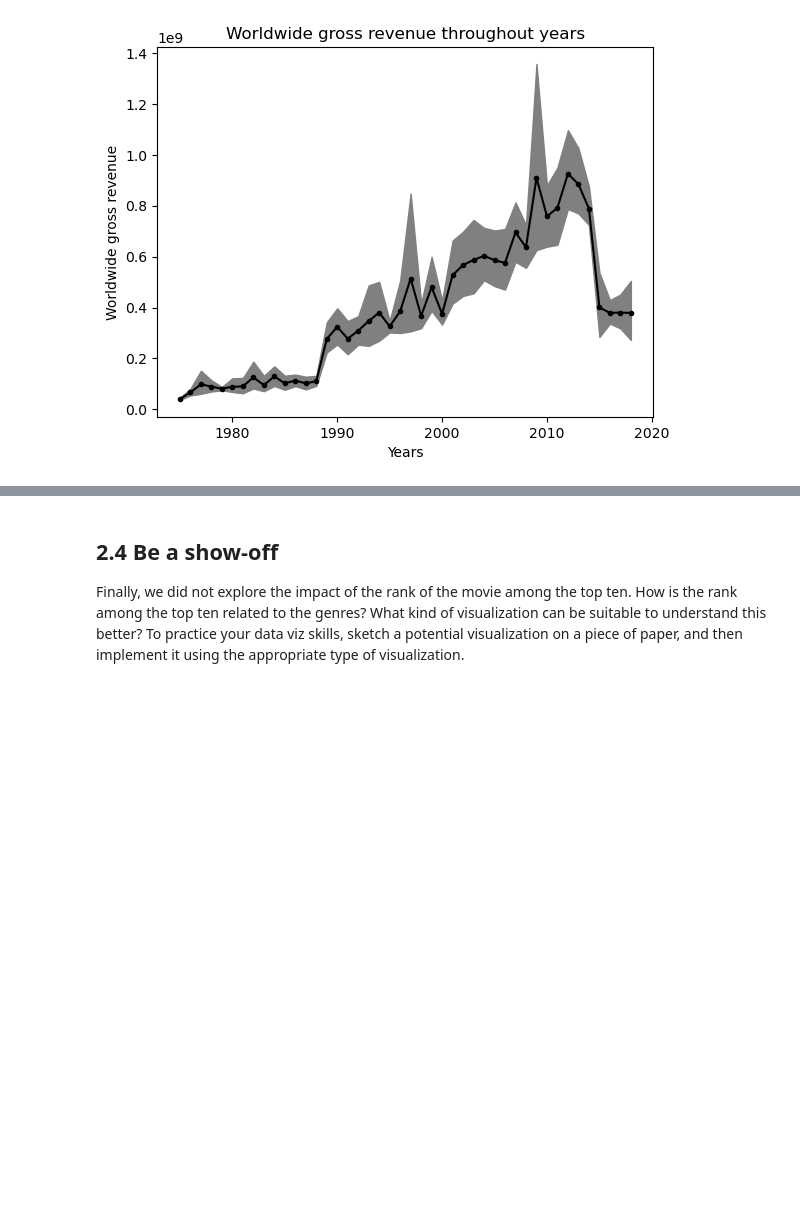
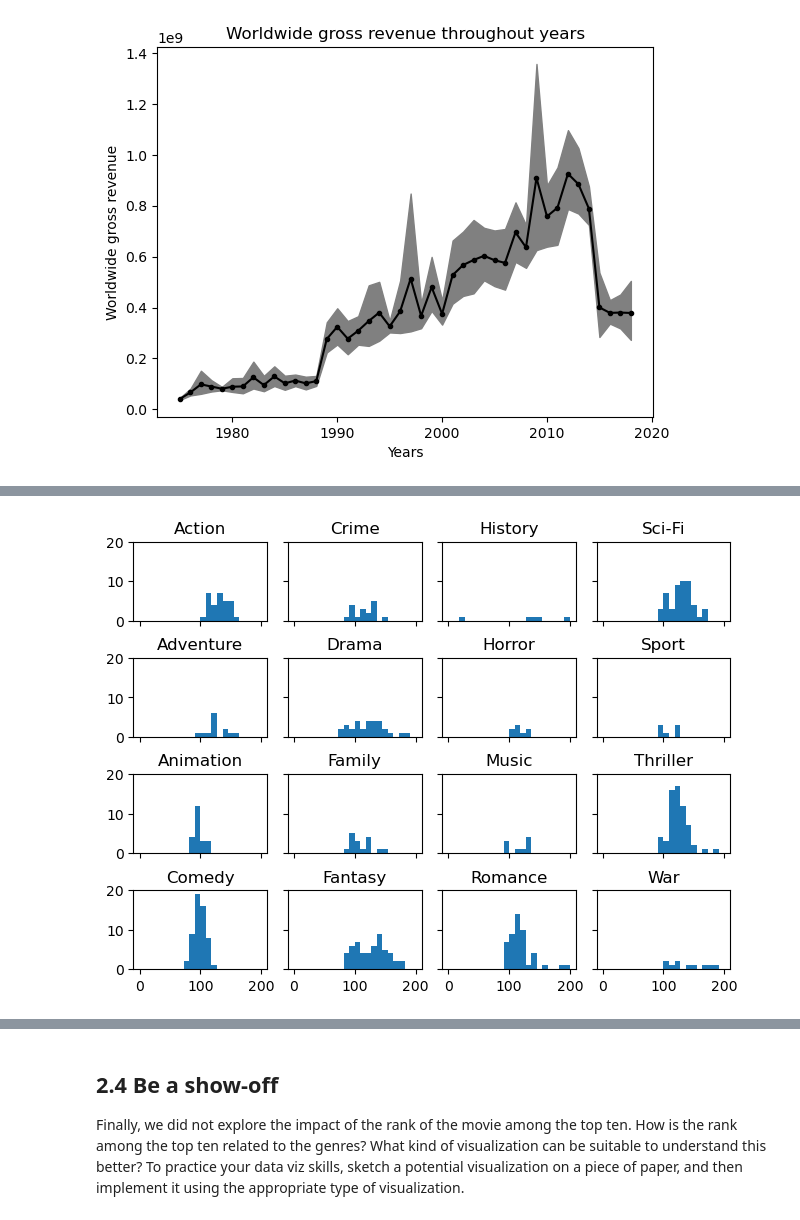
Before and after one commit to lazarr19/ada, a Jupyter notebook: Tutorial/02 - Data viz and data from the web/Becoming a DataVizard exercise.ipynb, the cells around one changed output, grey strips where cells are left out. Saved outputs shown, nothing was run; the diff lists cells and outputs as text; code cells hidden in the pictures; blank space fills up the shorter version.

```diff
--- a/Tutorial/02 - Data viz and data from the web/Becoming a DataVizard exercise.ipynb
+++ b/Tutorial/02 - Data viz and data from the web/Becoming a DataVizard exercise.ipynb
@@ -257,2 +266,3 @@ Text(0.5, 1.0, 'Worldwide gross revenue throughout years')
 # %%
 # Calculate stats by genre here
+movies_grouped_per_genre = movies[['Main_Genre', 'length']].groupby('Main_Genre')
@@ -261,3 +269,15 @@ Text(0.5, 1.0, 'Worldwide gross revenue throughout years')
+# %%
+# Write your code to make 4x4 panel here
+fig, axs = plt.subplots(4, 4, constrained_layout=True)
+
+counter = 0
+for genre, movies_genre_and_length in movies_grouped_per_genre:
+    axs[counter % 4, int(counter/4)].hist(movies_genre_and_length.length, bins=22, range=(0,200))
+    axs[counter % 4, int(counter/4)].set(title=genre, ylim=[0,20])
+    axs[counter % 4, int(counter/4)].label_outer()
+    counter += 1
+# %% [output]
+[figure, added]
 # %%
 # Write your interpretation here
 # %% [markdown]
```
Also changed, not shown: parts of 2 cells of this notebook.
